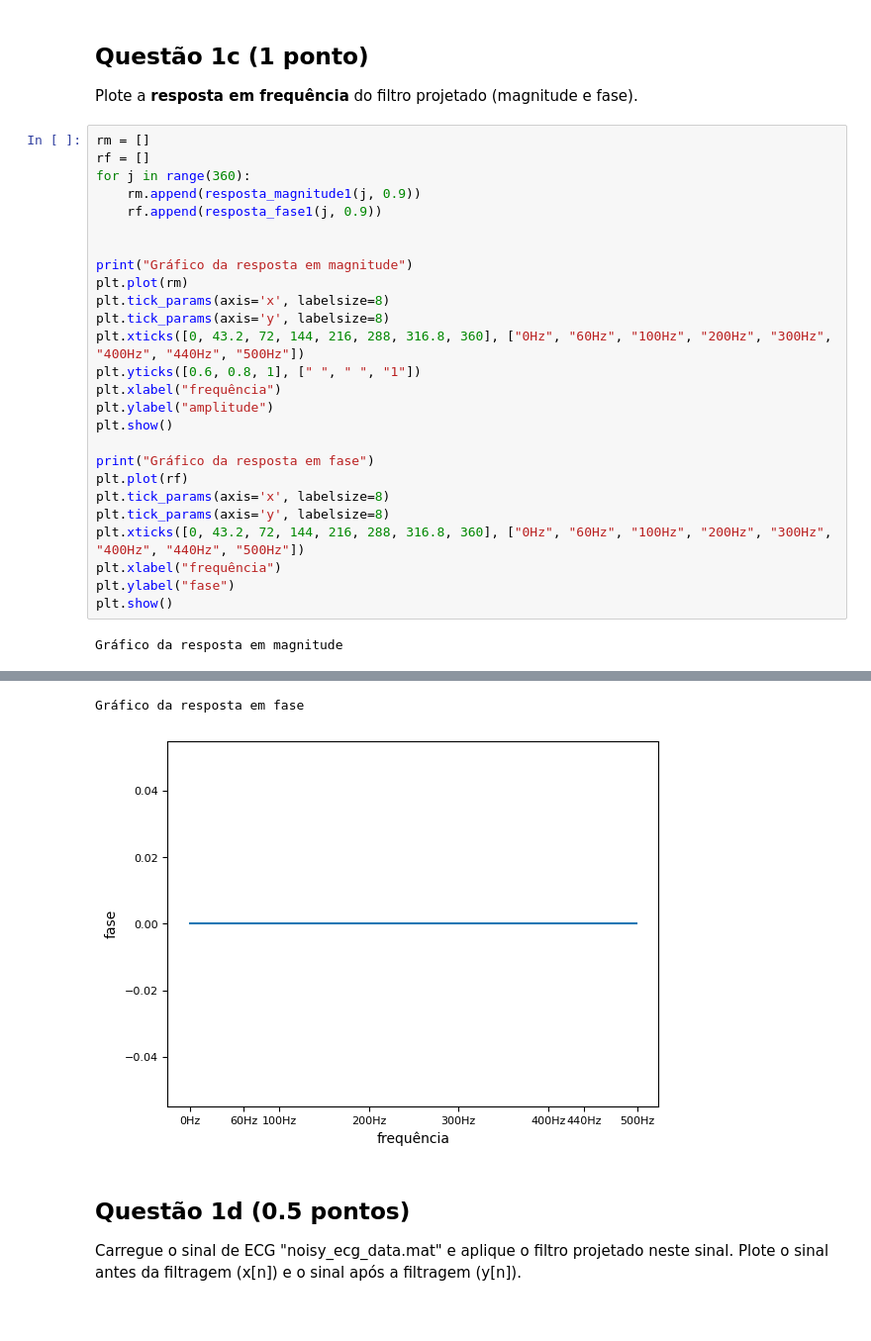
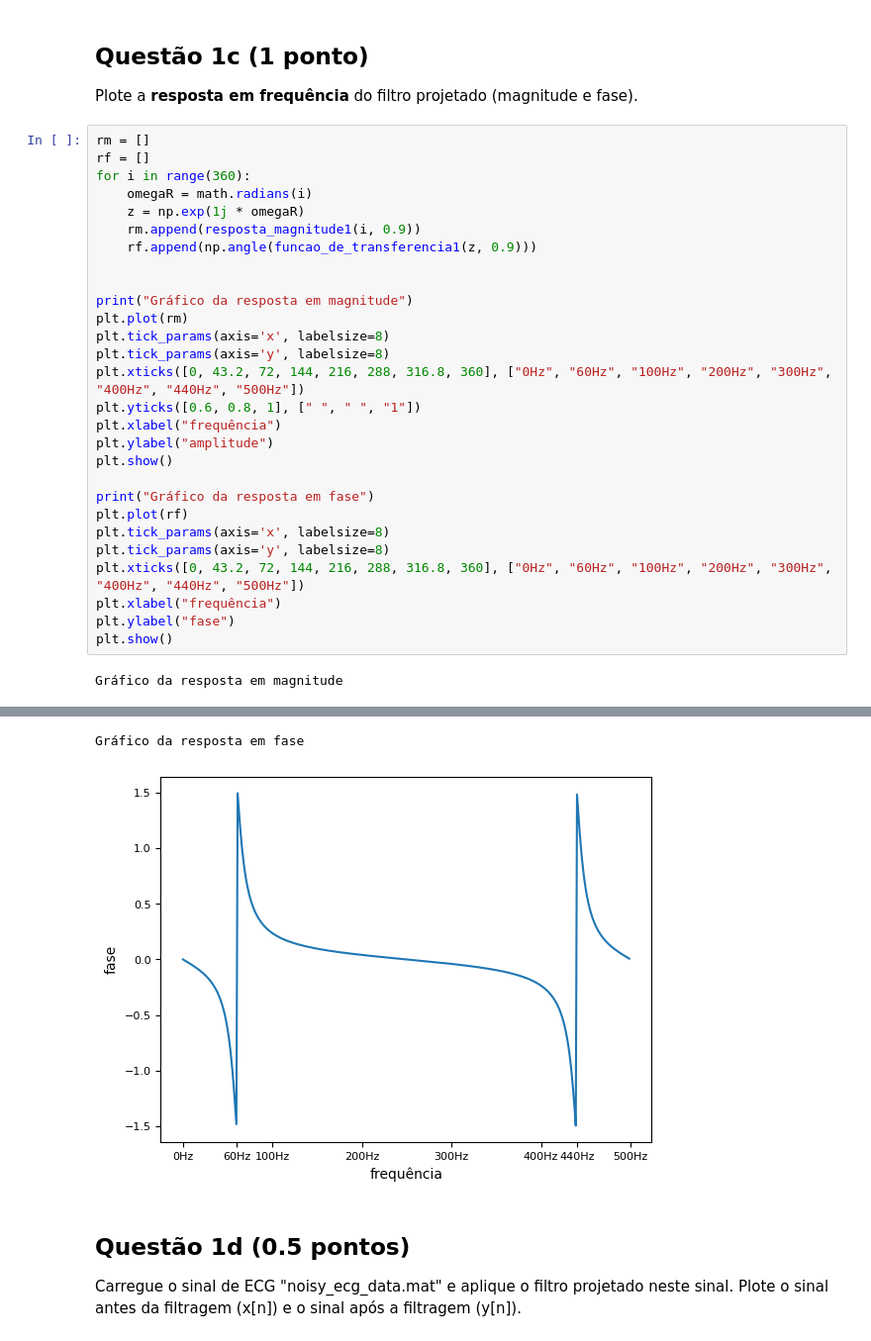
Before and after one commit to CristianoCTS/SSTD, a Jupyter notebook: Projeto-2/211028050-projeto2.ipynb, the cells around one changed output, grey strips where cells are left out. Shown at 99% size. Drawn from its saved outputs; the diff is of its cells as text.

```diff
--- a/Projeto-2/211028050-projeto2.ipynb
+++ b/Projeto-2/211028050-projeto2.ipynb
@@ -202,34 +104,36 @@ Plote a **resposta em frequência** do filtro projetado (magnitude e fase).
 # %%
 rm = []
 rf = []
-for j in range(360):
-    rm.append(resposta_magnitude1(j, 0.9))
-    rf.append(resposta_fase1(j, 0.9))
+for i in range(360):
+    omegaR = math.radians(i)
+    z = np.exp(1j * omegaR)
+    rm.append(resposta_magnitude1(i, 0.9))
+    rf.append(np.angle(funcao_de_transferencia1(z, 0.9)))
 
 
 print("Gráfico da resposta em magnitude")
 plt.plot(rm)
 plt.tick_params(axis='x', labelsize=8)
 plt.tick_params(axis='y', labelsize=8)
 plt.xticks([0, 43.2, 72, 144, 216, 288, 316.8, 360], ["0Hz", "60Hz", "100Hz", "200Hz", "300Hz", "400Hz", "440Hz", "500Hz"])
 plt.yticks([0.6, 0.8, 1], [" ", " ", "1"])
 plt.xlabel("frequência")
 plt.ylabel("amplitude")
 plt.show()
 
 print("Gráfico da resposta em fase")
 plt.plot(rf)
 plt.tick_params(axis='x', labelsize=8)
 plt.tick_params(axis='y', labelsize=8)
 plt.xticks([0, 43.2, 72, 144, 216, 288, 316.8, 360], ["0Hz", "60Hz", "100Hz", "200Hz", "300Hz", "400Hz", "440Hz", "500Hz"])
 plt.xlabel("frequência")
 plt.ylabel("fase")
 plt.show()
 # %% [output]
 Gráfico da resposta em magnitude
 [figure]
 Gráfico da resposta em fase
-[figure, old version]
+[figure, new version]
 # %% [markdown]
 ## Questão 1d (0.5  pontos)
 
```
Also changed, not shown: parts of 13 cells of this notebook, 12 other files.
